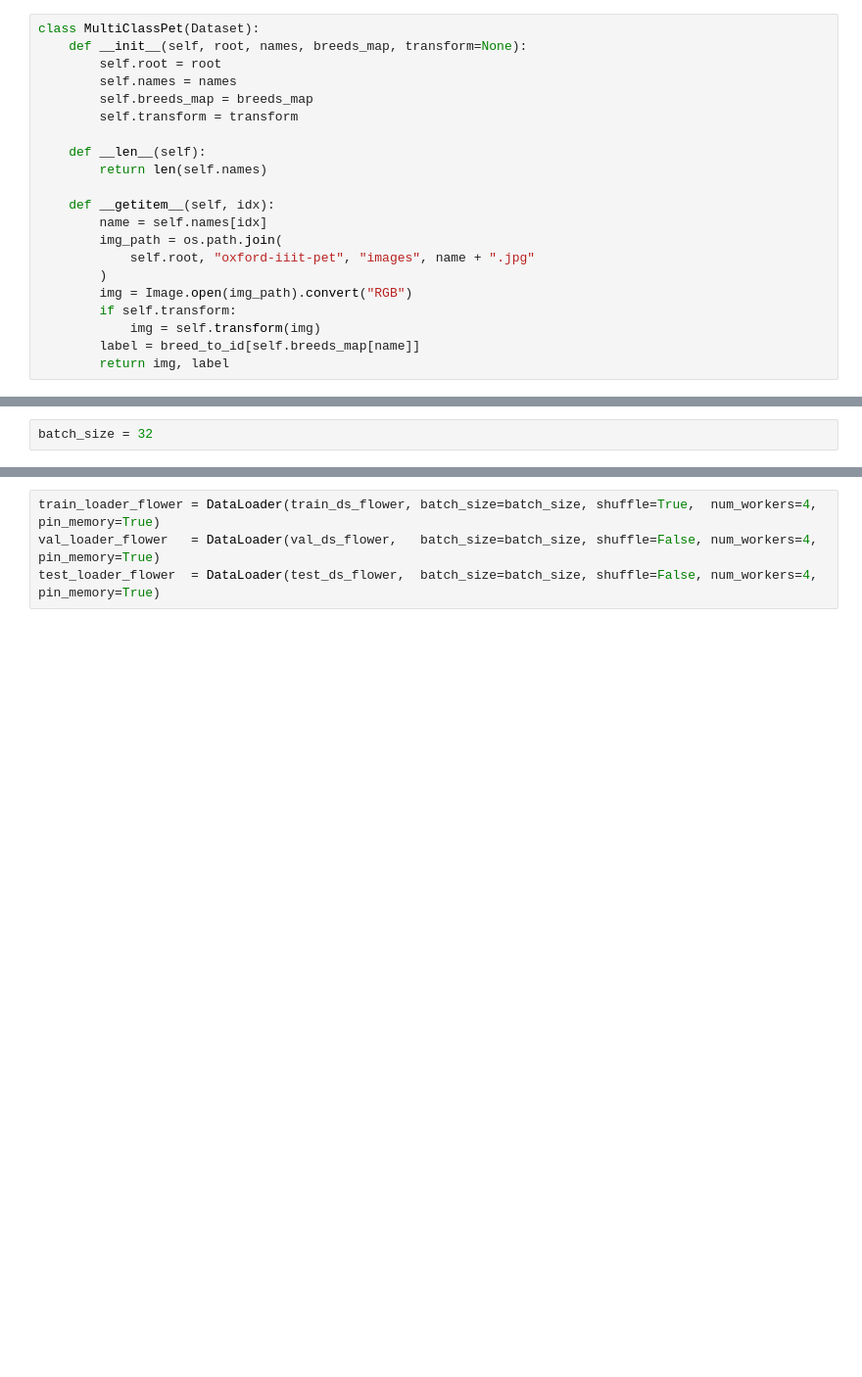
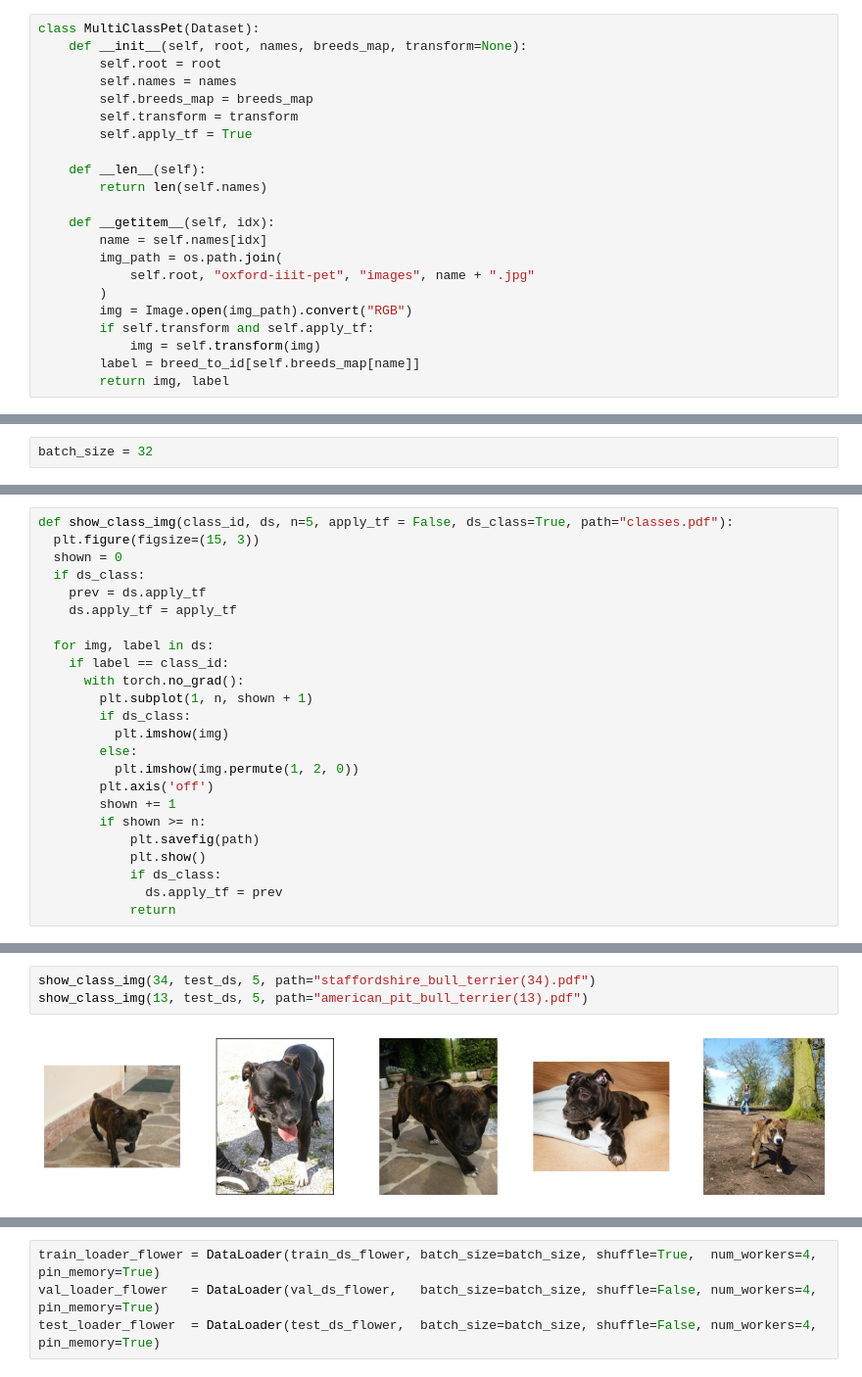
Before and after one commit to Celleforst/DD2424-Project, a Jupyter notebook: Extension.ipynb, the cells around one changed output, grey strips where cells are left out. Shown at 98% size. Cells and saved outputs as stored; diff of their text form; blank space fills up the shorter version.

```diff
--- a/Extension.ipynb
+++ b/Extension.ipynb
@@ -360,6 +348,7 @@ class MultiClassPet(Dataset):
         self.names = names
         self.breeds_map = breeds_map
         self.transform = transform
+        self.apply_tf = True
 
     def __len__(self):
         return len(self.names)
@@ -370,7 +359,7 @@ class MultiClassPet(Dataset):
             self.root, "oxford-iiit-pet", "images", name + ".jpg"
         )
         img = Image.open(img_path).convert("RGB")
-        if self.transform:
+        if self.transform and self.apply_tf:
             img = self.transform(img)
         label = breed_to_id[self.breeds_map[name]]
         return img, label
@@ -1318,0 +1352,24 @@ test_loader  = DataLoader(test_ds,  batch_size=batch_size, shuffle=False, num_wo
+# %%
+def show_class_img(class_id, ds, n=5, apply_tf = False, ds_class=True, path="classes.pdf"):
+  plt.figure(figsize=(15, 3))
+  shown = 0
+  if ds_class:
+    prev = ds.apply_tf
+    ds.apply_tf = apply_tf
+
+  for img, label in ds:
+    if label == class_id:
+      with torch.no_grad():
+        plt.subplot(1, n, shown + 1)
+        if ds_class:
+          plt.imshow(img)
+        else:
+          plt.imshow(img.permute(1, 2, 0))
+        plt.axis('off')
+        shown += 1
+        if shown >= n:
+            plt.savefig(path)
+            plt.show()
+            if ds_class:
+              ds.apply_tf = prev
+            return
@@ -1396,0 +1461,5 @@ Epoch 15 | Train: 99.97% | Val: 90.49%
+# %%
+show_class_img(34, test_ds, 5, path="staffordshire_bull_terrier(34).pdf")
+show_class_img(13, test_ds, 5, path="american_pit_bull_terrier(13).pdf")
+# %% [output]
+[figure, added]
```
Also changed, not shown: parts of 45 cells of this notebook.
